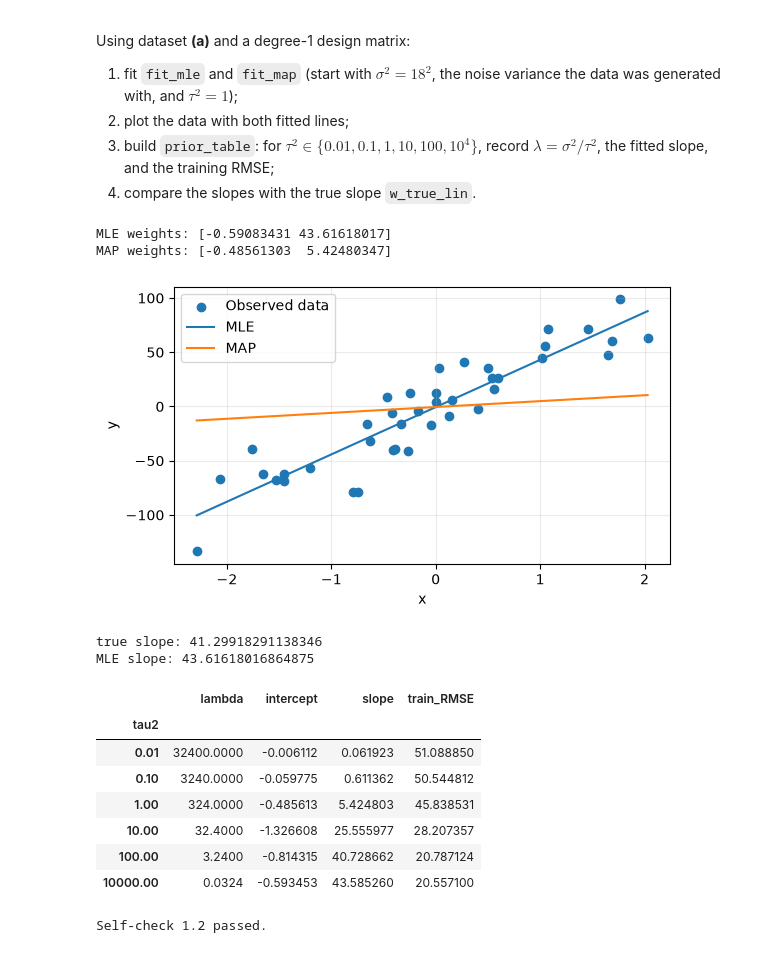
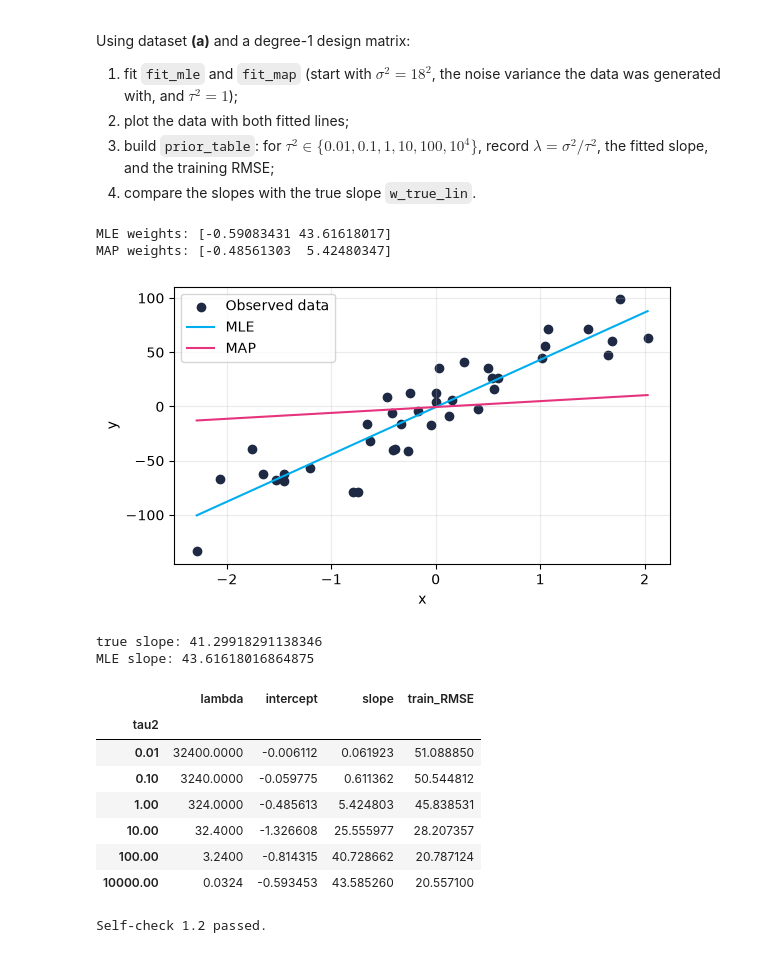
Before and after one commit to momoGrech/AdvancedAI_7CS133, a Jupyter notebook: Portfolio_Task1/AdvancedAI_7CS133_Portfolio_Task1.ipynb, the cells around one changed output. Cells and saved outputs as stored; diff of their text form; code cells hidden in the pictures.

```diff
--- a/Portfolio_Task1/AdvancedAI_7CS133_Portfolio_Task1.ipynb
+++ b/Portfolio_Task1/AdvancedAI_7CS133_Portfolio_Task1.ipynb
@@ -274,44 +274,50 @@ x_plot = np.linspace(x_lin.min(), x_lin.max(), 200)
 Phi_plot = poly_design(x_plot, 1)
 
 plt.figure()
-plt.scatter(x_lin.ravel(), y_lin, label="Observed data")
+plt.scatter(x_lin.ravel(), y_lin, color=UOW["navy"], label="Observed data")
 
-for label, weights in [("MLE", w_mle_lin), ("MAP", w_map_lin)]:
-    plt.plot(x_plot, Phi_plot @ weights, label=label)
+
+for label, weights, colour in [
+    ("MLE", w_mle_lin, UOW["cyan"]),
+    ("MAP", w_map_lin, UOW["pink"]),
+]:
+    plt.plot(x_plot, Phi_plot @ weights, color=colour, label=label)
+
 
 plt.xlabel("x")
 plt.ylabel("y")
 plt.legend()
 plt.show()
 
 # 3) build `prior_table` (index tau2; columns lambda, intercept, slope, train_RMSE)
 #Checking how different prior variances affect the MAP weights
 
 rows = []
+tau2_list = [0.01, 0.1, 1, 10, 100, 1e4]
 
-for tau2 in [0.01, 0.1, 1, 10, 100, 1e4]:
+for tau2 in tau2_list:
     weights = fit_map(Phi_lin, y_lin, sigma2, tau2)
 
     # Predictions for the original training observations
     predictions = Phi_lin @ weights
 
     rows.append({
         "tau2": tau2,
         "lambda": sigma2 / tau2,
         "intercept": weights[0],
         "slope": weights[1],
         "train_RMSE": root_mean_squared_error(y_lin, predictions)
     })
 
 prior_table = pd.DataFrame(rows).set_index("tau2")
 
 print("true slope:", float(w_true_lin))
 print("MLE slope:", w_mle_lin[1])
 prior_table
 # %% [output]
 MLE weights: [-0.59083431 43.61618017]
 MAP weights: [-0.48561303  5.42480347]
-[figure, old version]
+[figure, new version]
 true slope: 41.29918291138346
 MLE slope: 43.61618016864875
 |  | lambda | intercept | slope | train_RMSE |
```
Also changed, not shown: parts of 24 cells of this notebook.
